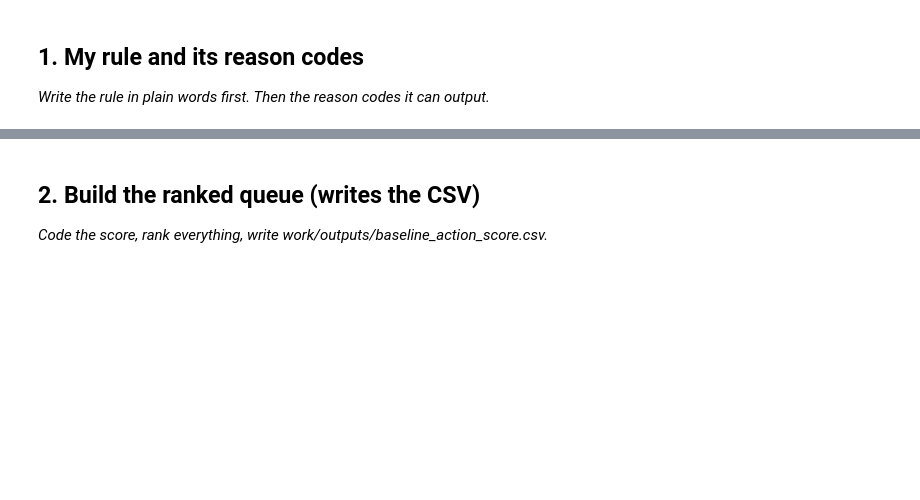
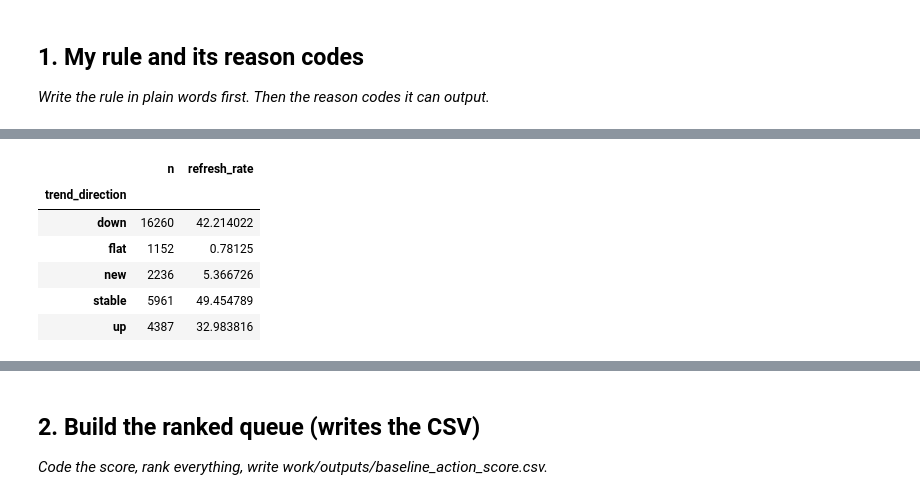
Before and after one commit to ruzaki11/Flyrank-ml-intern-tasks, a Jupyter notebook: work/notebooks/w04_baseline_score.ipynb, the cells around one changed output, grey strips where cells are left out. Cells and saved outputs as stored; diff of their text form; code cells hidden in the pictures; blank space fills up the shorter version.

```diff
--- a/work/notebooks/w04_baseline_score.ipynb
+++ b/work/notebooks/w04_baseline_score.ipynb
@@ -12,0 +63,18 @@ This skeleton is yours to fill. Work the sections **in order** — each one has
+# %%
+trend_table = (
+    df.groupby("trend_direction")[label].agg(
+        n ="count",
+        refresh_rate="mean"
+    )
+)
+
+trend_table["refresh_rate"] *= 100
+trend_table
+# %% [output]
+|  | n | refresh_rate |
+| trend_direction |  |  |
+| down | 16260 | 42.214022 |
+| flat | 1152 | 0.78125 |
+| new | 2236 | 5.366726 |
+| stable | 5961 | 49.454789 |
+| up | 4387 | 32.983816 |
```
Also changed, not shown: parts of 14 cells of this notebook.
